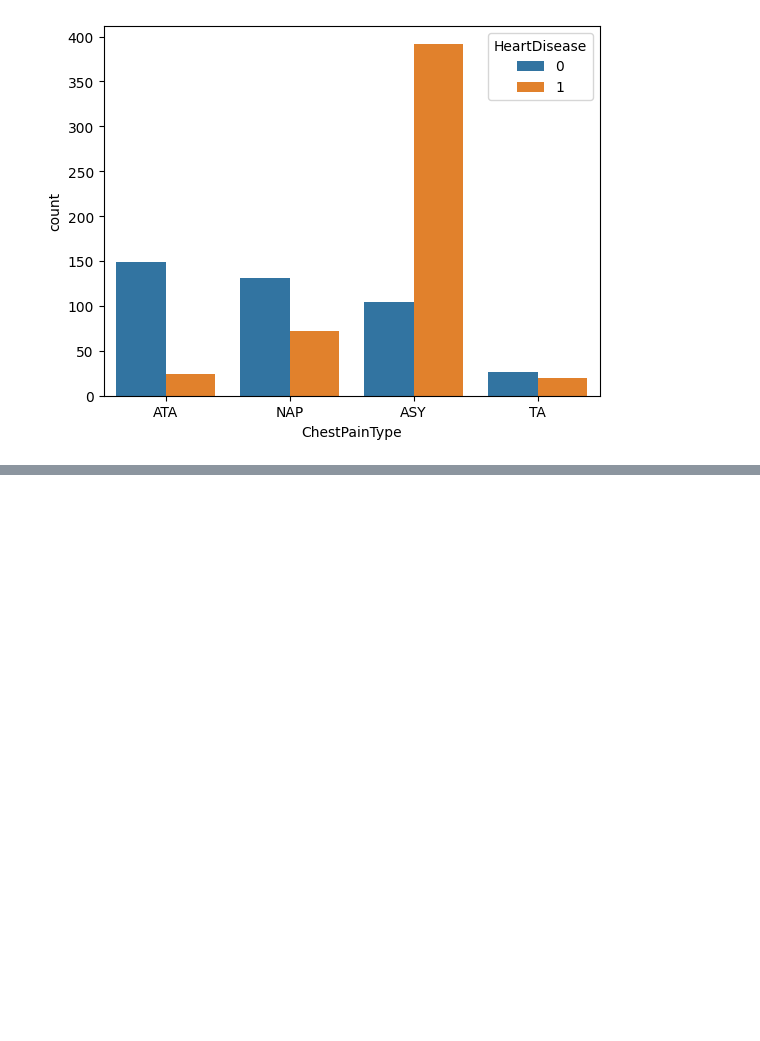
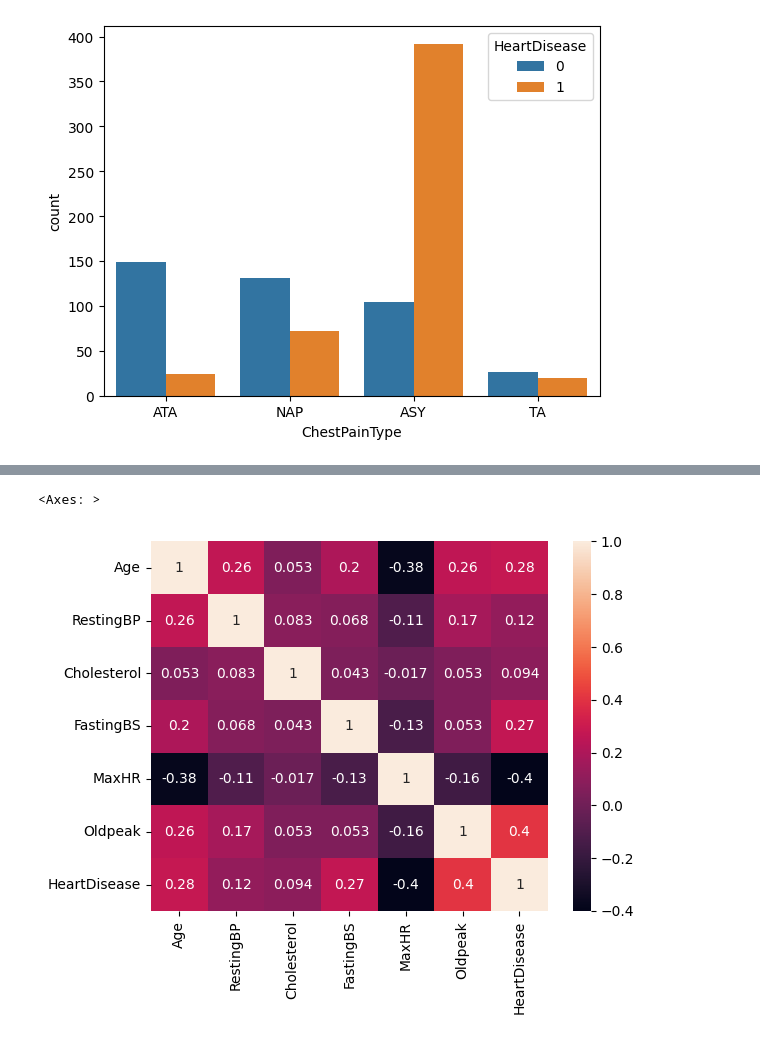
Before and after one commit to Sandeep4118/colab-project, a Jupyter notebook: EDA_Heart.ipynb, the cells around one changed output, grey strips where cells are left out. Cells and saved outputs as stored; diff of their text form; code cells hidden in the pictures; blank space fills up the shorter version.

```diff
--- a/EDA_Heart.ipynb
+++ b/EDA_Heart.ipynb
@@ -203,0 +220,5 @@ sns.countplot(x=df['ChestPainType'],hue=df['HeartDisease'])
+# %%
+sns.heatmap(df.corr(numeric_only=True),annot=True)
+# %% [output]
+<Axes: >
+[figure, added]
```
Also changed, not shown: parts of 7 cells of this notebook.
